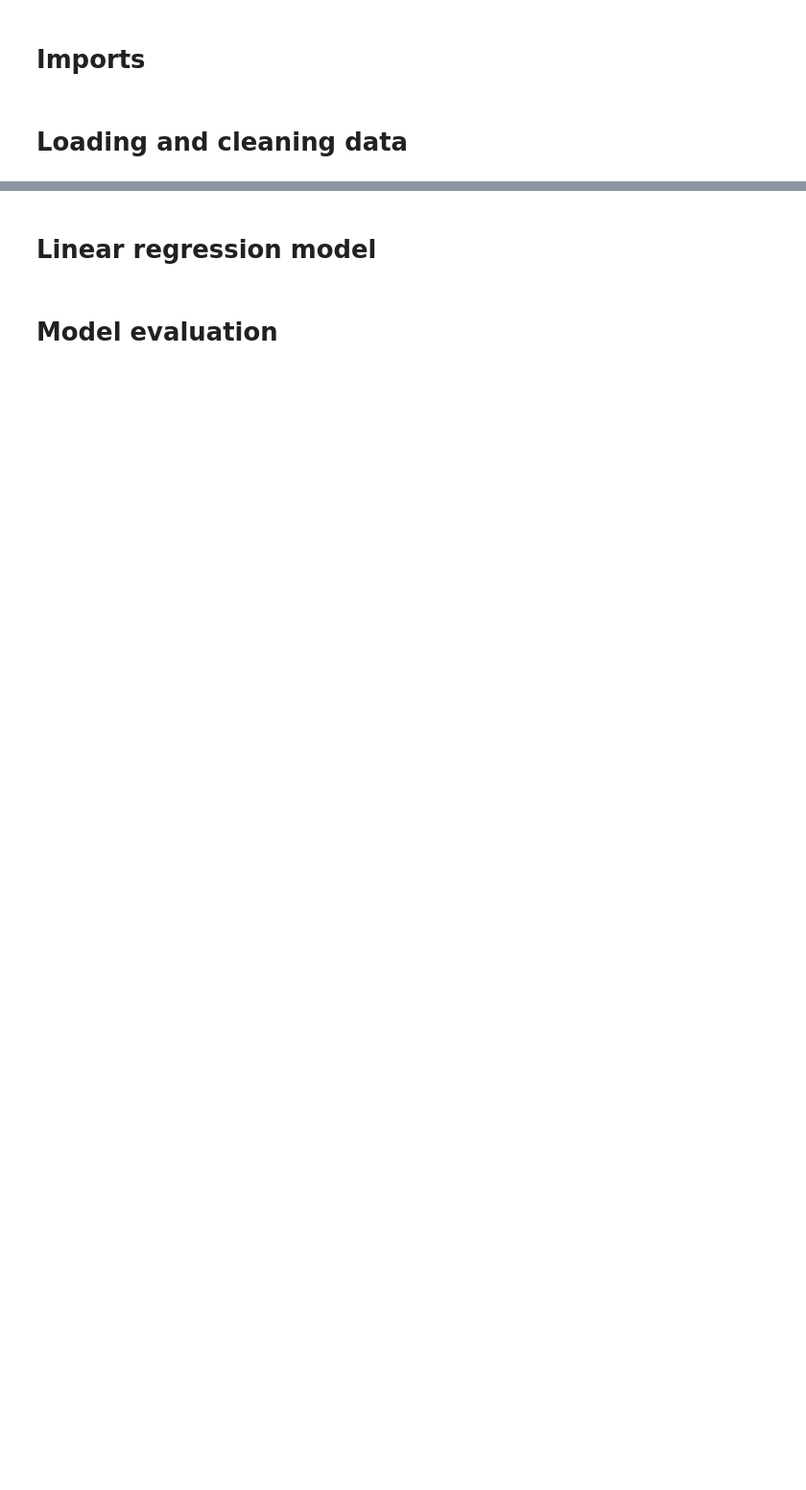
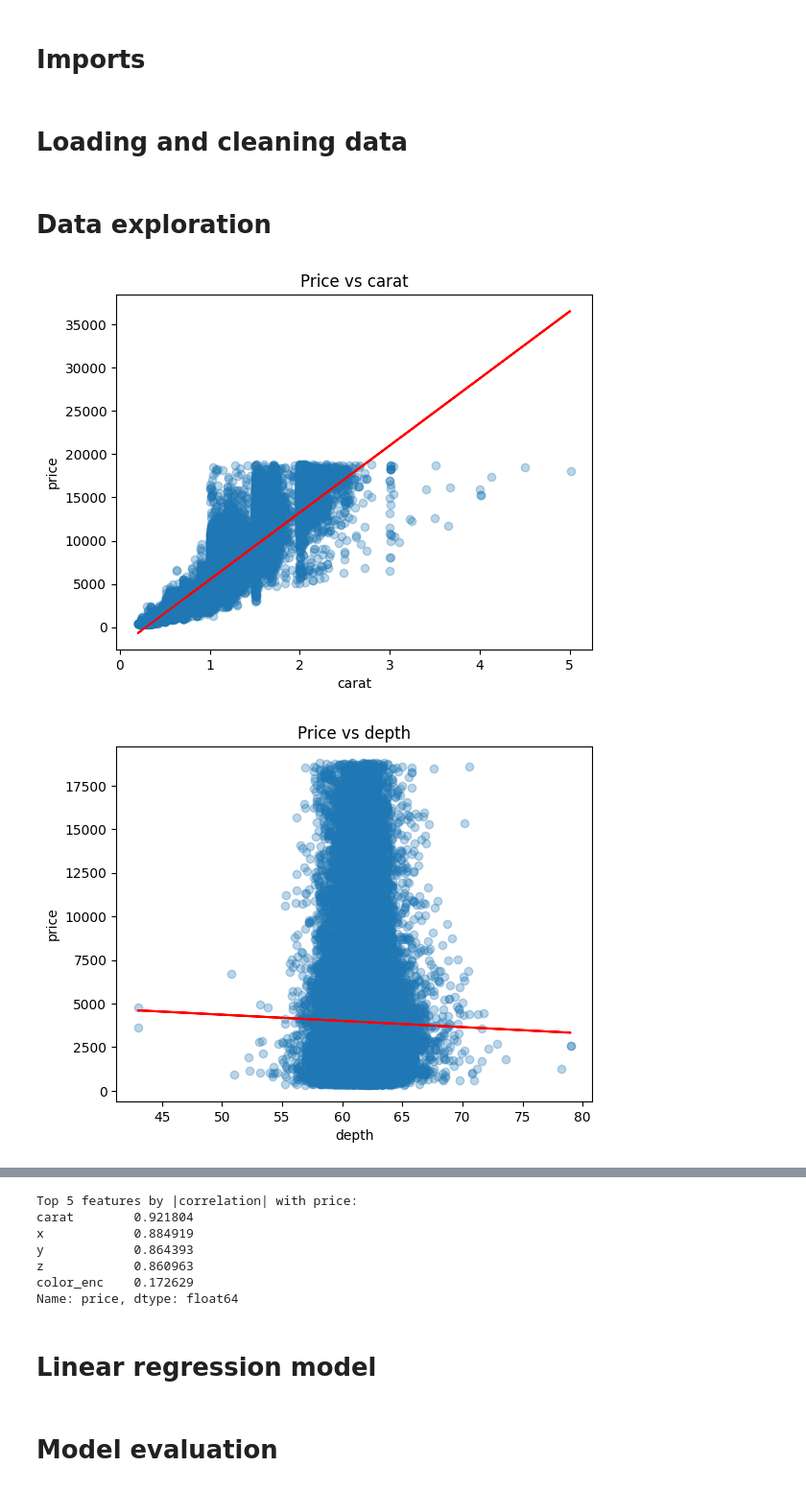
Before and after one commit to Teyymour/cmor438, a Jupyter notebook: supervised-learning/Linear Regression/linear-regression.ipynb, the cells around one changed output, grey strips where cells are left out. Shown at 96% size. Cells and saved outputs as stored; diff of their text form; code cells hidden in the pictures; blank space fills up the shorter version.

```diff
--- a/supervised-learning/Linear Regression/linear-regression.ipynb
+++ b/supervised-learning/Linear Regression/linear-regression.ipynb
@@ -18,0 +25,50 @@ df = pd.read_csv(DATA_PATH)
+# %% [markdown]
+# Data exploration
+# %%
+# Ordinally encode categorical features for linear analysis
+enc = OrdinalEncoder(categories=[
+    ['Fair','Good','Very Good','Premium','Ideal'],
+    ['J','I','H','G','F','E','D'],
+    ['I1','SI2','SI1','VS2','VS1','VVS2','VVS1','IF']
+])
+df[['cut_enc','color_enc','clarity_enc']] = enc.fit_transform(df[['cut','color','clarity']])
+
+# Scatter plots with regression lines for numeric features vs. price
+numeric_feats = ['carat','depth','table','x','y','z']
+for feat in numeric_feats:
+    plt.figure()
+    plt.scatter(df[feat], df['price'], alpha=0.3)
+    m, b = np.polyfit(df[feat], df['price'], 1)
+    plt.plot(df[feat], m * df[feat] + b, color='red')
+    plt.xlabel(feat)
+    plt.ylabel('price')
+    plt.title(f'Price vs {feat}')
+    plt.show()
+
+# Boxplot: price by ordinally encoded categories
+for enc_feat in ['cut_enc','color_enc','clarity_enc']:
+    plt.figure()
+    data = [df[df[enc_feat] == level]['price'] for level in sorted(df[enc_feat].unique())]
+    plt.boxplot(data, labels=sorted(df[enc_feat].unique()))
+    plt.xlabel(enc_feat)
+    plt.ylabel('price')
+    plt.title(f'Price by {enc_feat}')
+    plt.show()
+
+# Correlation matrix heatmap
+corr = df[numeric_feats + ['cut_enc','color_enc','clarity_enc','price']].corr()
+plt.figure(figsize=(8, 6))
+plt.imshow(corr, cmap='coolwarm', vmin=-1, vmax=1)
+plt.colorbar()
+plt.xticks(range(len(corr)), corr.columns, rotation=90)
+plt.yticks(range(len(corr)), corr.columns)
+plt.title('Correlation Matrix')
+plt.show()
+
+# 5. Print top 5 features by absolute correlation with price
+corr_with_price = corr['price'].abs().drop('price').sort_values(ascending=False)
+print("Top 5 features by |correlation| with price:")
+print(corr_with_price.head(5))
+# %% [output]
+[figure, added]
+[figure, added]
@@ -19,3 +83,10 @@ df = pd.read_csv(DATA_PATH)
+Top 5 features by |correlation| with price:
+carat        0.921804
+x            0.884919
+y            0.864393
+z            0.860963
+color_enc    0.172629
+Name: price, dtype: float64
 # %% [markdown]
 # Linear regression model
 # %%
```
Also changed, not shown: parts of 7 cells of this notebook, 2 other files.
